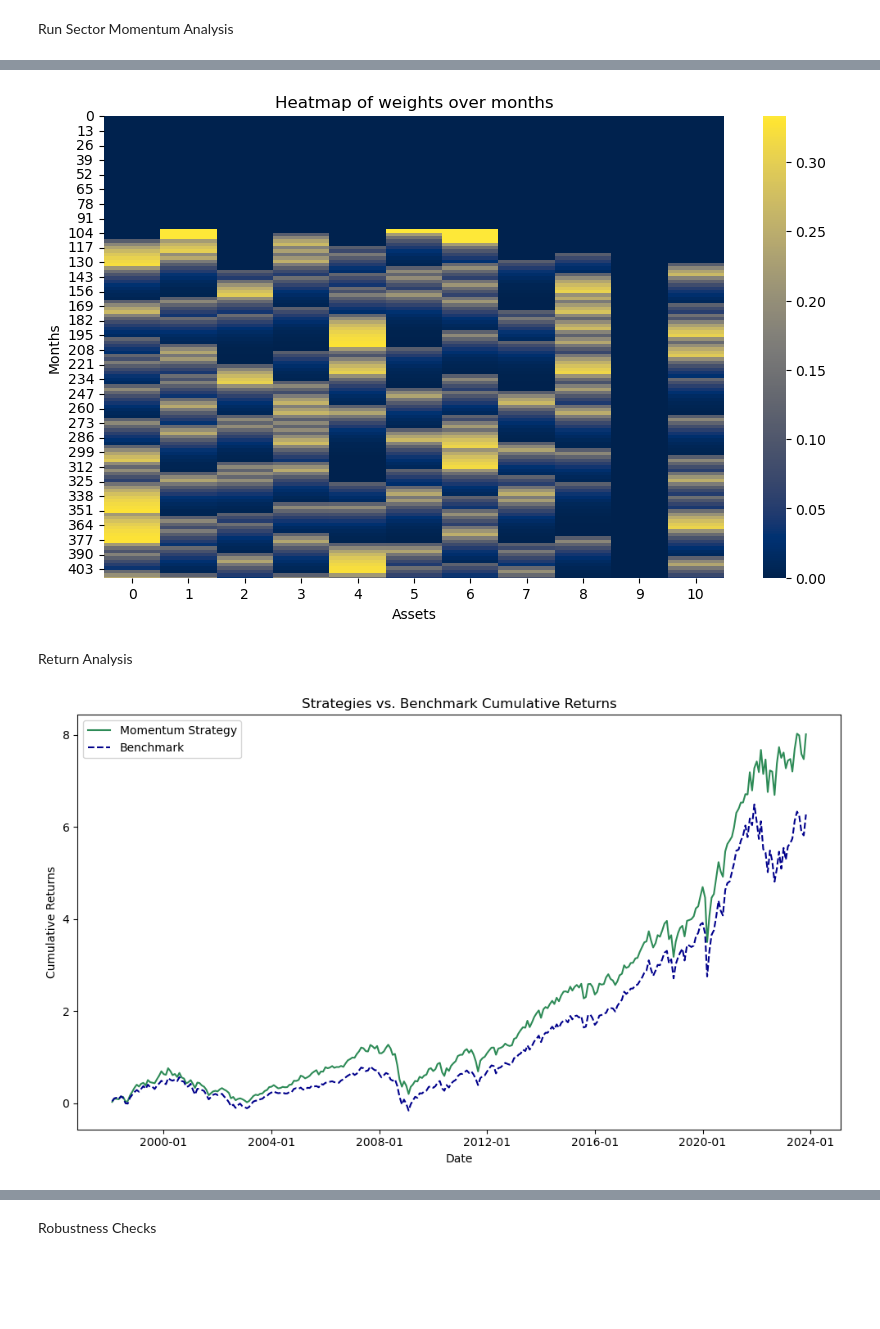
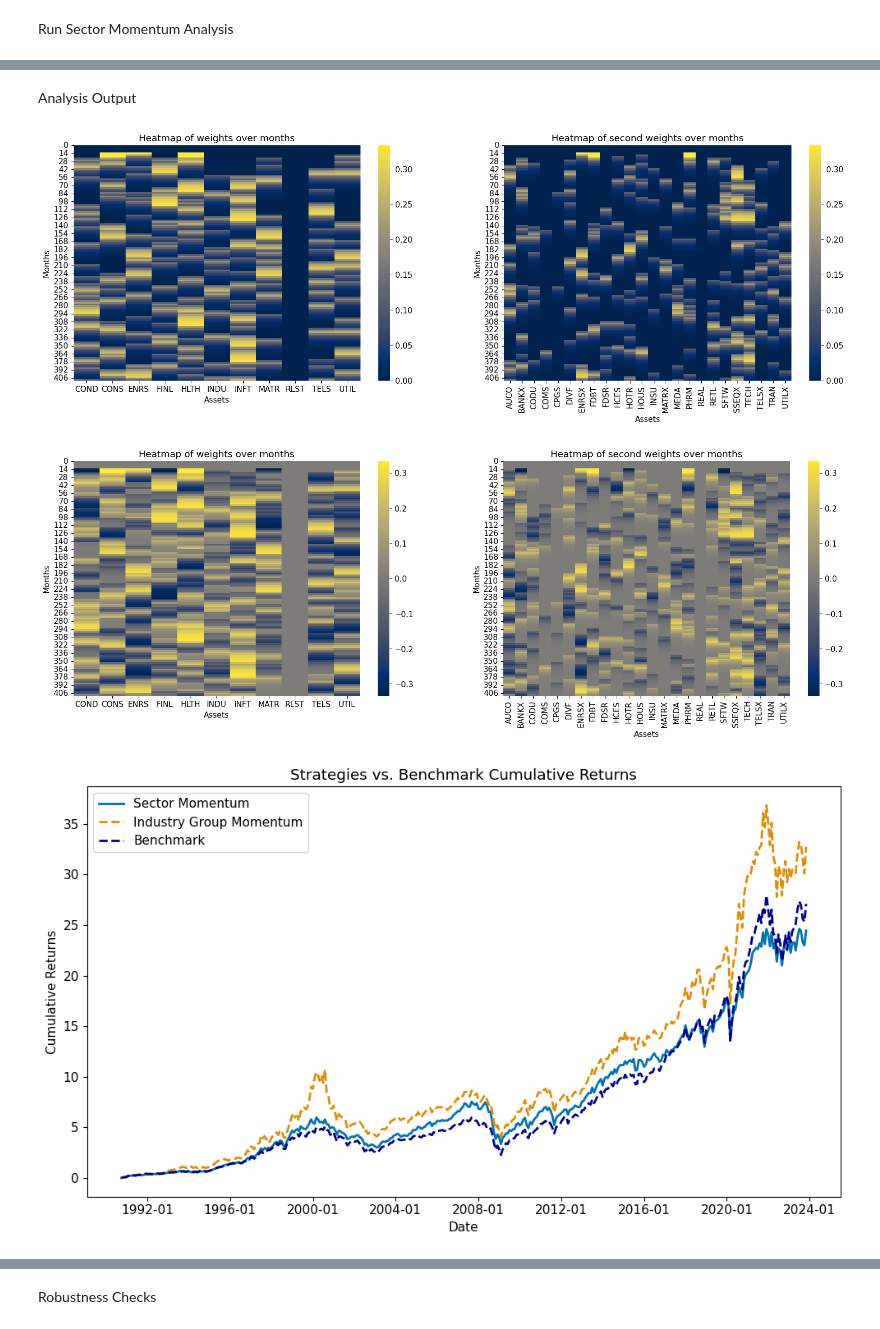
Before and after one commit to fabian-mugrauer/SPX-Industry-Momentum, a Jupyter notebook: notebooks/SPX_Industry_Momentum.ipynb, the cells around one changed output, grey strips where cells are left out. Saved outputs shown, nothing was run; the diff lists cells and outputs as text; code cells hidden in the pictures; blank space fills up the shorter version.

```diff
--- a/notebooks/SPX_Industry_Momentum.ipynb
+++ b/notebooks/SPX_Industry_Momentum.ipynb
@@ -160,14 +112,9 @@ Define Metavariables for Analysis
 # %%
-trx_cost = 0.001;
-nLong = 3;
-nShort = 0;
-startMonth = 101;
-tradingLag = 0;
-lookback_period_start = 9
-lookback_period_end = 1
+# Define analysis parameters
+trx_cost = 0.001
+nLong = 3
+startMonth = 13
+lookback_period_start, lookback_period_end = 9, 1
 holding_period = 3
-trading_lag = 0
-myLineWidth = 2
-RobustnessCheckColor = 'blue'
 # %% [markdown]
 Run Sector Momentum Analysis
@@ -180,10 +120,0 @@ Heatmap Analysis of Weights
-# %%
-visualization.create_colorheatmap(weights)
-# %% [output]
-[figure, removed]
-# %% [markdown]
-Return Analysis
-# %%
-visualization.plot_strategies_with_benchmark(dates4plot, totalReturns_TC, SPXT_returns_m, 'Momentum Strategy', startMonth)
-# %% [output]
-[figure, removed]
@@ -189,0 +129,22 @@ visualization.plot_strategies_with_benchmark(dates4plot, totalReturns_TC, SPXT_r
+# %% [markdown]
+Analysis Output
+# %%
+# Visualize the weights using a heatmap
+
+fig1 = visualizer.create_colorheatmap(weights, weights_IG, sector_names, IG_names)
+fig1.savefig(os.path.join(picture_path, 'strategy_weights_long.png'), dpi=300)
+
+# Long/Short
+fig2 = visualizer.create_colorheatmap(weights_LS, weights_IG_LS, sector_names, IG_names)
+fig2.savefig(os.path.join(picture_path, 'strategy_weights_long_short.png'), dpi=300)
+
+# Visualize strategy returns against the benchmark
+fig3 = visualizer.plot_strategies_with_benchmark(dates4plot, totalReturns_TC, SPXT_returns_m, 'Sector Momentum', startMonth, totalReturns_TC_IG, 'Industry Group Momentum')
+fig3.savefig(os.path.join(picture_path, 'strategy_plot.png'), dpi=300)
+
+fig4 = visualizer.plot_strategies_with_benchmark(dates4plot, totalReturns_TC_LS, rf_d_monthly, 'Sector Momentum Long/Short', startMonth, totalReturns_TC_IG_LS, 'Industry Group Momentum Long/Short')
+fig4.savefig(os.path.join(picture_path, 'strategy_plot_long_short.png'), dpi=300)
+# %% [output]
+[figure, added]
+[figure, added]
+[figure, added]
```
Also changed, not shown: parts of 28 cells of this notebook.
